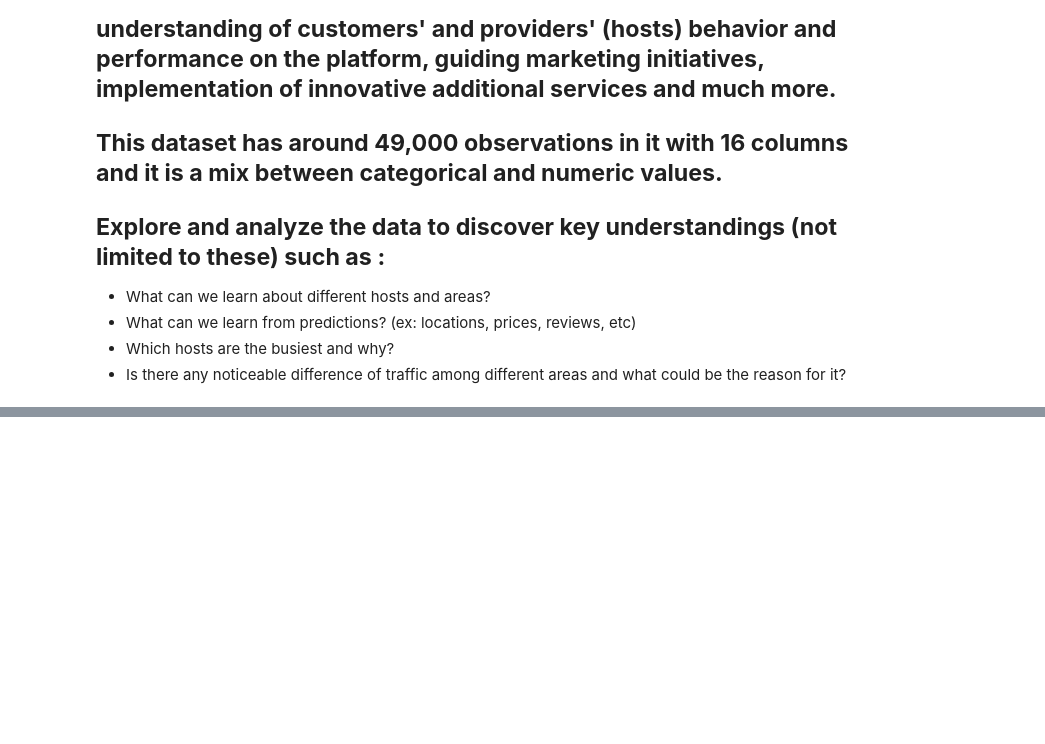
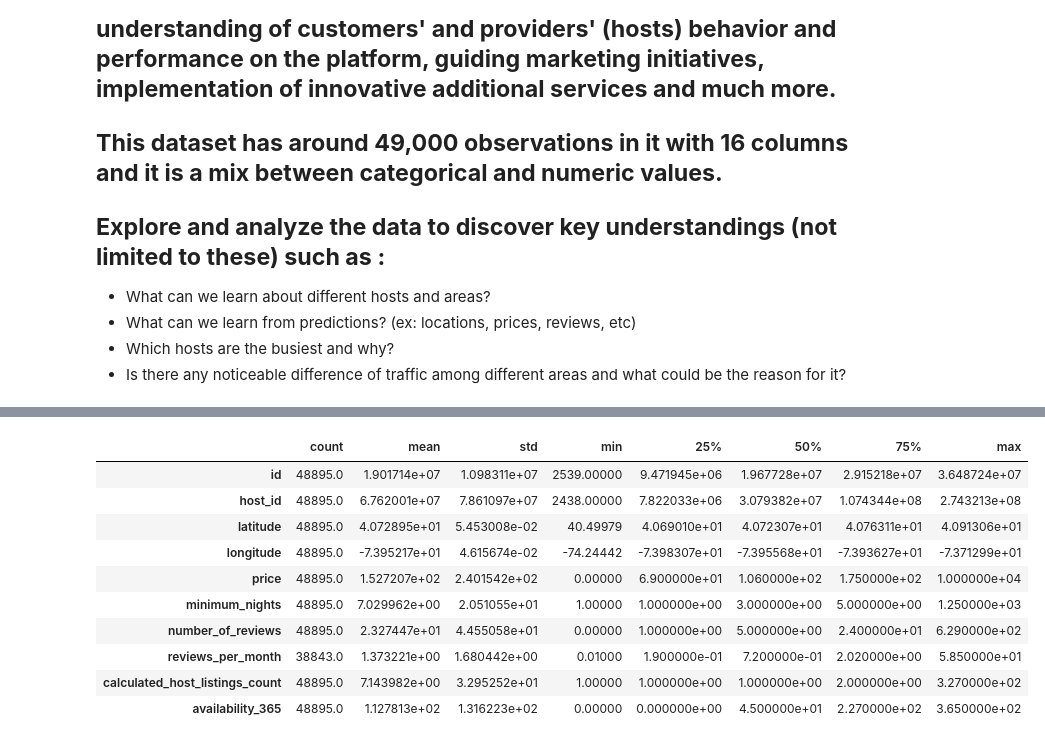
Before and after one commit to PranjalChaudhary/AirBnB-EDA-analysis, a Jupyter notebook: Airbnb_Bookings_Analysis.ipynb, the cells around one changed output, grey strips where cells are left out. Cells and saved outputs as stored; diff of their text form; code cells hidden in the pictures; blank space fills up the shorter version.

```diff
--- a/Airbnb_Bookings_Analysis.ipynb
+++ b/Airbnb_Bookings_Analysis.ipynb
@@ -12,0 +81,14 @@
+# %%
+df.describe().transpose()
+# %% [output]
+|  | count | mean | std | min | 25% | 50% | 75% | max |
+| id | 48895.0 | 1.901714e+07 | 1.098311e+07 | 2539.00000 | 9.471945e+06 | 1.967728e+07 | 2.915218e+07 | 3.648724e+07 |
+| host_id | 48895.0 | 6.762001e+07 | 7.861097e+07 | 2438.00000 | 7.822033e+06 | 3.079382e+07 | 1.074344e+08 | 2.743213e+08 |
+| latitude | 48895.0 | 4.072895e+01 | 5.453008e-02 | 40.49979 | 4.069010e+01 | 4.072307e+01 | 4.076311e+01 | 4.091306e+01 |
+| longitude | 48895.0 | -7.395217e+01 | 4.615674e-02 | -74.24442 | -7.398307e+01 | -7.395568e+01 | -7.393627e+01 | -7.371299e+01 |
+| price | 48895.0 | 1.527207e+02 | 2.401542e+02 | 0.00000 | 6.900000e+01 | 1.060000e+02 | 1.750000e+02 | 1.000000e+04 |
+| minimum_nights | 48895.0 | 7.029962e+00 | 2.051055e+01 | 1.00000 | 1.000000e+00 | 3.000000e+00 | 5.000000e+00 | 1.250000e+03 |
+| number_of_reviews | 48895.0 | 2.327447e+01 | 4.455058e+01 | 0.00000 | 1.000000e+00 | 5.000000e+00 | 2.400000e+01 | 6.290000e+02 |
+| reviews_per_month | 38843.0 | 1.373221e+00 | 1.680442e+00 | 0.01000 | 1.900000e-01 | 7.200000e-01 | 2.020000e+00 | 5.850000e+01 |
+| calculated_host_listings_count | 48895.0 | 7.143982e+00 | 3.295252e+01 | 1.00000 | 1.000000e+00 | 1.000000e+00 | 2.000000e+00 | 3.270000e+02 |
+| availability_365 | 48895.0 | 1.127813e+02 | 1.316223e+02 | 0.00000 | 0.000000e+00 | 4.500000e+01 | 2.270000e+02 | 3.650000e+02 |
```
Also changed, not shown: parts of 11 cells of this notebook.
